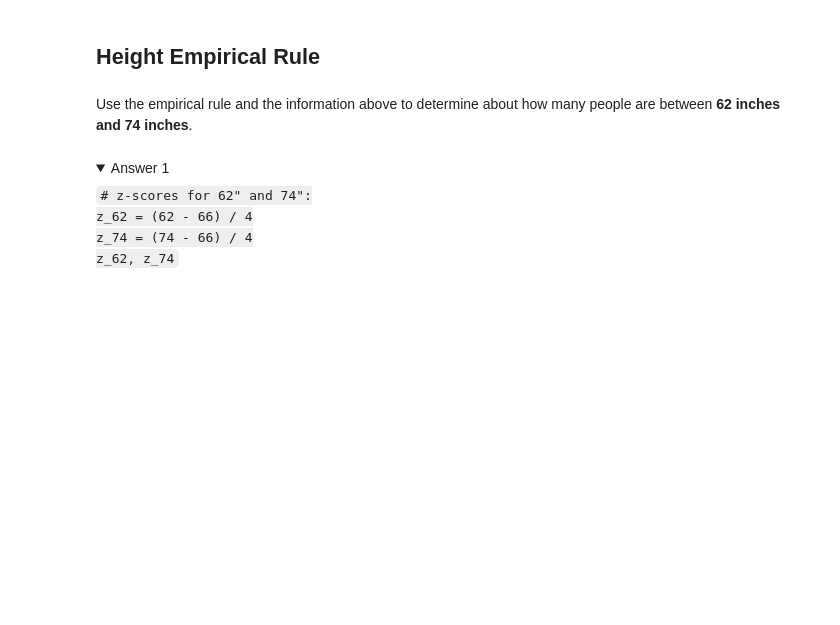
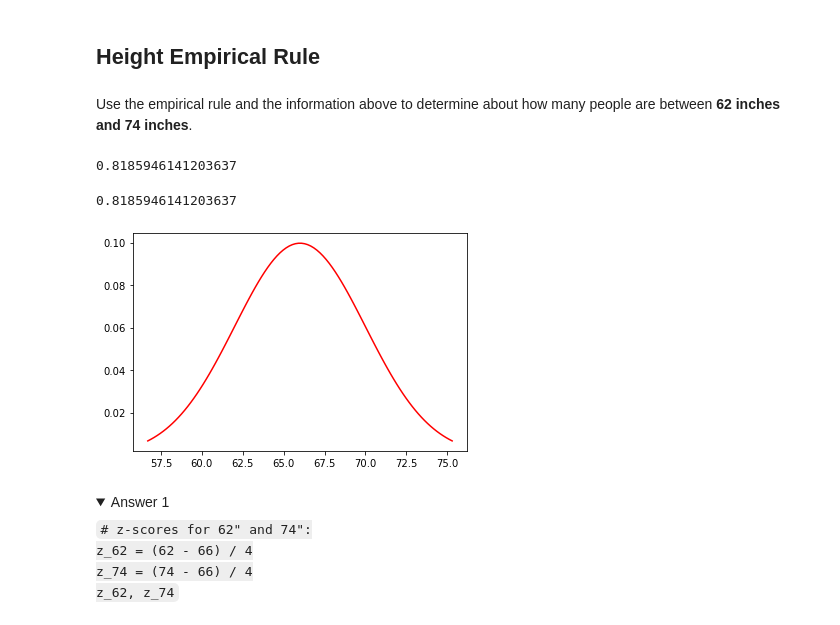
Before and after one commit to smashley-eakland/ds-statistical_distributions_2-efd32, a Jupyter notebook: statistical_distributions_2.ipynb, the cells around one changed output. Drawn from its saved outputs; the diff is of its cells as text; code cells hidden in the pictures; folded sections open; blank space fills up the shorter version.

```diff
--- a/statistical_distributions_2.ipynb
+++ b/statistical_distributions_2.ipynb
@@ -238,6 +272,22 @@ The distribution of people's heights in the United States has a mean of 66 inche
 ## Height Empirical Rule
 # %% [markdown]
 Use the empirical rule and the information above to determine about how many people are between **62 inches and 74 inches**.
+# %%
+z1 = (62-66)/4
+z2 = (74-66)/4
+stats.norm.cdf(z2)-stats.norm.cdf(z1)
+# %% [output]
+0.8185946141203637
+# %%
+height = stats.norm(loc=66, scale=4)
+height.cdf(74) - height.cdf(62)
+# %% [output]
+0.8185946141203637
+# %%
+fig, ax = plt.subplots()
+plot_normal_curve(mu=66, sigma=4, ax=ax);
+# %% [output]
+[figure, added]
 # %% [markdown]
 <details>
     <summary>Answer 1</summary>
```
Also changed, not shown: parts of 20 cells of this notebook.
